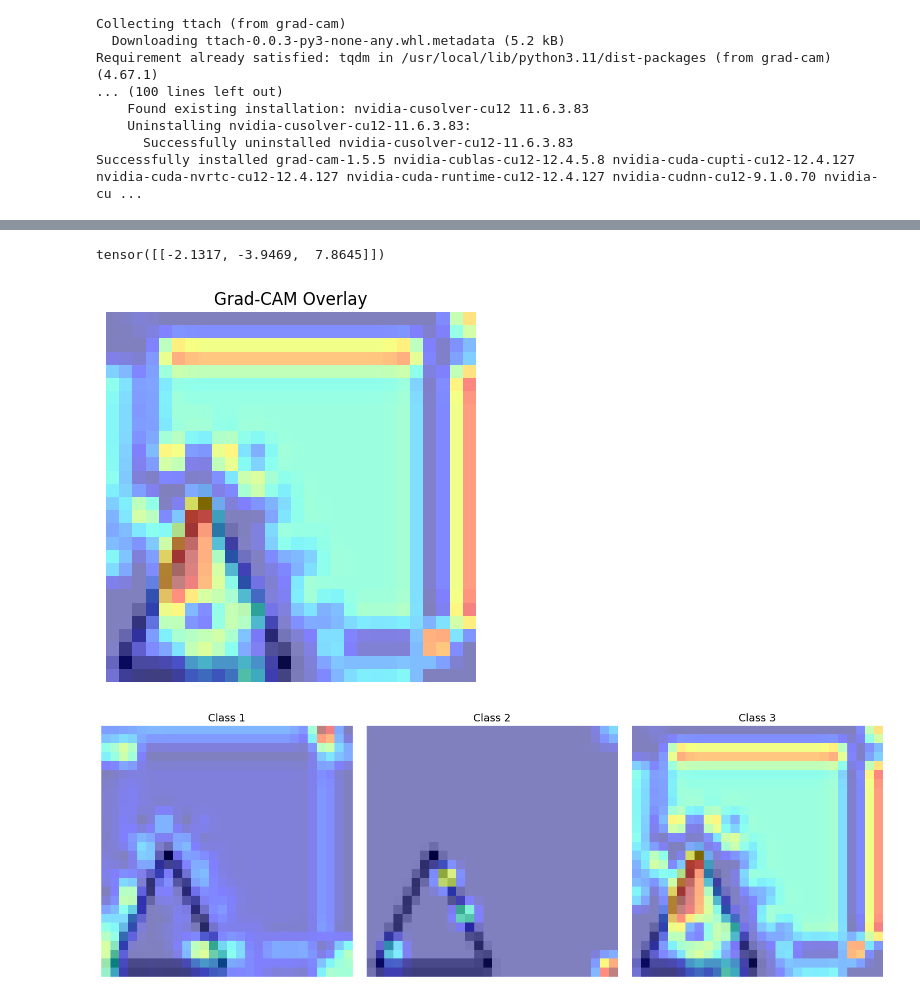
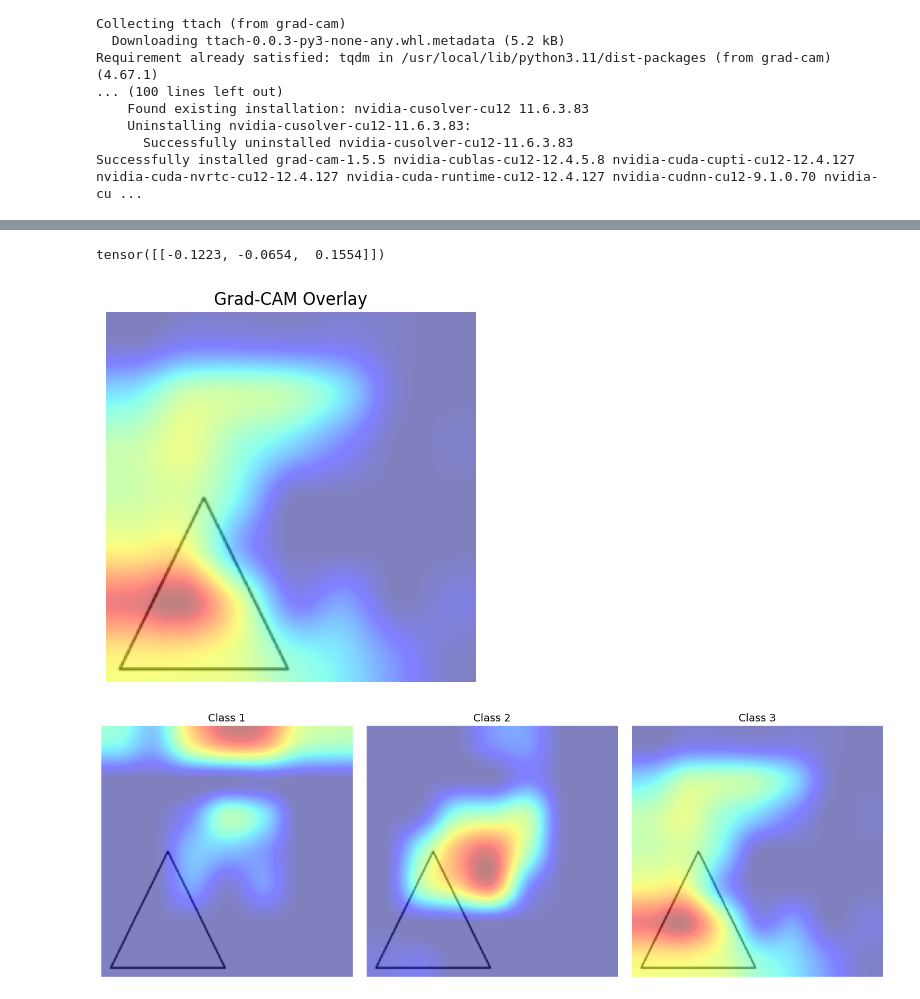
Before and after one commit to mwilde49/FeatureEx, a Jupyter notebook: Test_FE_PCA.ipynb, the cells around one changed output, grey strips where cells are left out. Drawn from its saved outputs; the diff is of its cells as text; code cells hidden in the pictures.

```diff
--- a/Test_FE_PCA.ipynb
+++ b/Test_FE_PCA.ipynb
@@ -1093,36 +1097,38 @@ def show_gradcam_on_image(img_tensor, heatmap):
 
     plt.imshow(img, cmap='gray')
     plt.imshow(heatmap_resized, cmap='jet', alpha=0.5)
     plt.axis('off')
     plt.title('Grad-CAM Overlay')
     plt.show()
 
 # -----------------------
 # Run Grad-CAM on an Image
 # -----------------------
 # Load a sample image from dataset
 model.eval()
 sample_img, label = dataset[100]
 input_tensor = sample_img.unsqueeze(0).to(device)
 
 # Pick target class (e.g., predicted class)
 with torch.no_grad():
     output, _ = model(input_tensor)
     print(output)
     pred_class = output.argmax(dim=1).item()
 
 # Hook into final conv layer (your last Conv2d in features)
-target_layer = model.features[6]  # Conv2d(32, 64, ...)
+#target_layer = model.features[6]  # Conv2d(32, 64, ...)
+target_layer = wrapped_model.model.resnet.layer4[-1]
+
 
 # Run Grad-CAM
 gradcam = GradCAM(model, target_layer)
 heatmap = gradcam.generate_cam(input_tensor, target_class=pred_class)
 
 # Visualize
 show_gradcam_on_image(sample_img, heatmap)
 # %% [output]
-tensor([[-2.1317, -3.9469,  7.8645]])
+tensor([[-0.1223, -0.0654,  0.1554]])
-[figure, old version]
+[figure, new version]
 # %%
 import torch
 import numpy as np
@@ -1283,7 +1289,9 @@ sample_img, label = dataset[im_sel]
 input_tensor = sample_img.unsqueeze(0).to(device)
 
 # Hook into final conv layer
-target_layer = model.features[6]
+#target_layer = model.features[6]
+target_layer = wrapped_model.model.resnet.layer4[-1]
+
 gradcam = GradCAM(model, target_layer)
 
 # Generate Grad-CAM heatmaps for each class
@@ -1296,7 +1304,7 @@ class_names = ['Class 1', 'Class 2', 'Class 3']  # Adjust as needed
 # Display all heatmaps side-by-side
 show_gradcam_all_classes(sample_img, heatmaps, class_names=class_names)
 # %% [output]
-[figure, old version]
+[figure, new version]
 # %%
 # 2. Visualize Radiomics Features
 # %%
```
Also changed, not shown: parts of 16 cells of this notebook.
